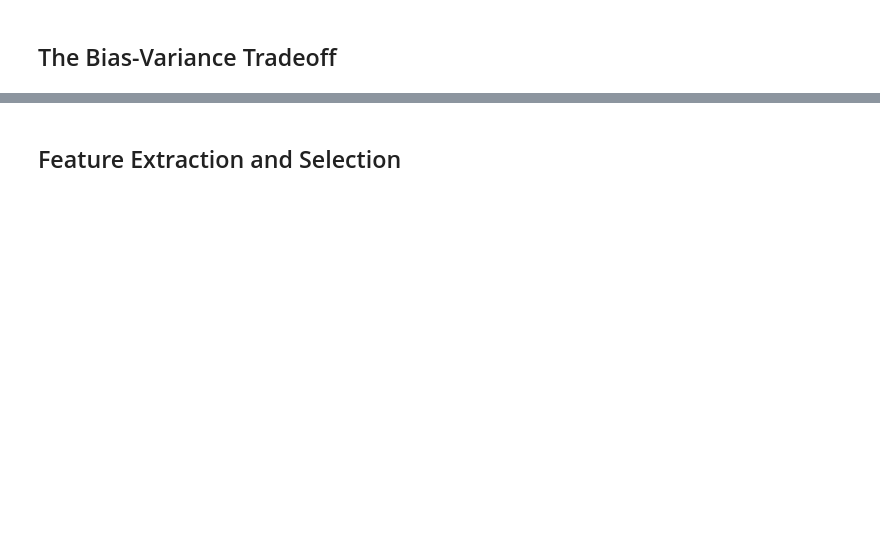
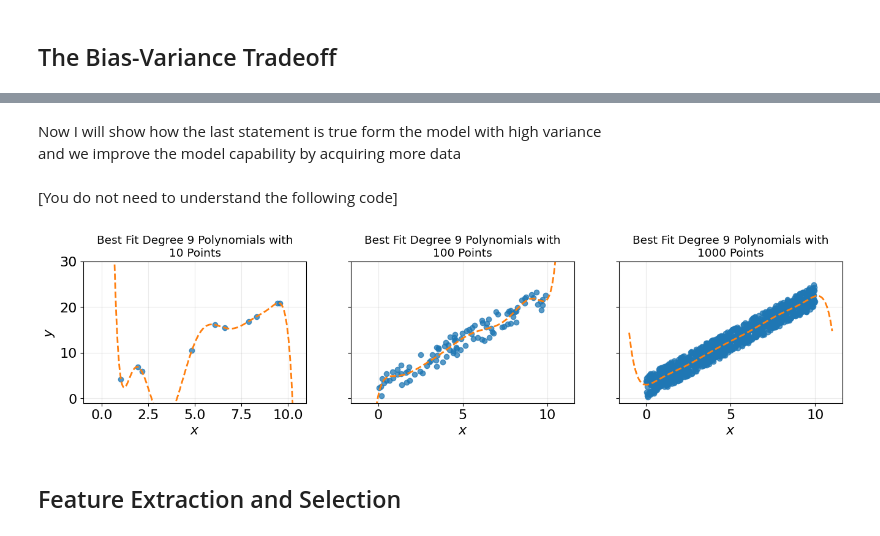
Before and after one commit to LugoBlogger/AK-201-426-data-science, a Jupyter notebook: ch-11-machine-learning.ipynb, the cells around one changed output, grey strips where cells are left out. Drawn from its saved outputs; the diff is of its cells as text; code cells hidden in the pictures; blank space fills up the shorter version.

```diff
--- a/ch-11-machine-learning.ipynb
+++ b/ch-11-machine-learning.ipynb
@@ -273,2 +379,45 @@ def f1_score(tp: int, fp: int, fn: int, tn: int) -> float:
+# %% [markdown]
+Now I will show how the last statement is true form the model with high variance
+and we improve the model capability by acquiring more data
+# %% [markdown]
+[You do not need to understand the following code]
+# %%
+seed = 24_03_07
+rng = np.random.default_rng(seed)
+true_slope = 2
+xrange = [0, 10]
+error_amplitude = 5
+degree = 9
+N_data_arr = [10, 100, 1000]
+
+dataset = {}
+for N_data in N_data_arr:
+  x_data = (xrange[1] - xrange[0])*rng.random(N_data) + xrange[0]
+  y_data = true_slope*x_data + error_amplitude*rng.random(N_data)
+  dataset[N_data] = {"x_data": x_data, "y_data": y_data}
+
+fig, axes = plt.subplots(ncols=3, nrows=1, figsize=(16, 3), sharey=True)
+
+
+axes[0].set_xlim([-1, 11])
+axes[0].set_ylim([-1, 30])
+axes[0].set_ylabel("$y$")
+
+# -- add fit
+for idx, N_data in enumerate(N_data_arr):
+  axes[idx].plot(dataset[N_data]["x_data"], dataset[N_data]["y_data"],
+                  linestyle="None", marker='o', alpha=0.75)
+  z = np.polyfit(dataset[N_data]["x_data"], dataset[N_data]["y_data"], degree)
+  p = np.poly1d(z)
+  x_fit = np.linspace(-1, 11, 1000)
+  axes[idx].plot(x_fit, p(x_fit), "--", linewidth=2)
+
+  axes[idx].set_title(f"Best Fit Degree 9 Polynomials with\n{N_data} Points", fontsize="small")
+  axes[idx].grid("on")
+  axes[idx].set_xlabel("$x$")
+
+plt.show(fig)
+# %% [output]
+[figure, added]
 # %% [markdown]
 ## Feature Extraction and Selection
```
Also changed, not shown: parts of 17 cells of this notebook, 3 other files.
